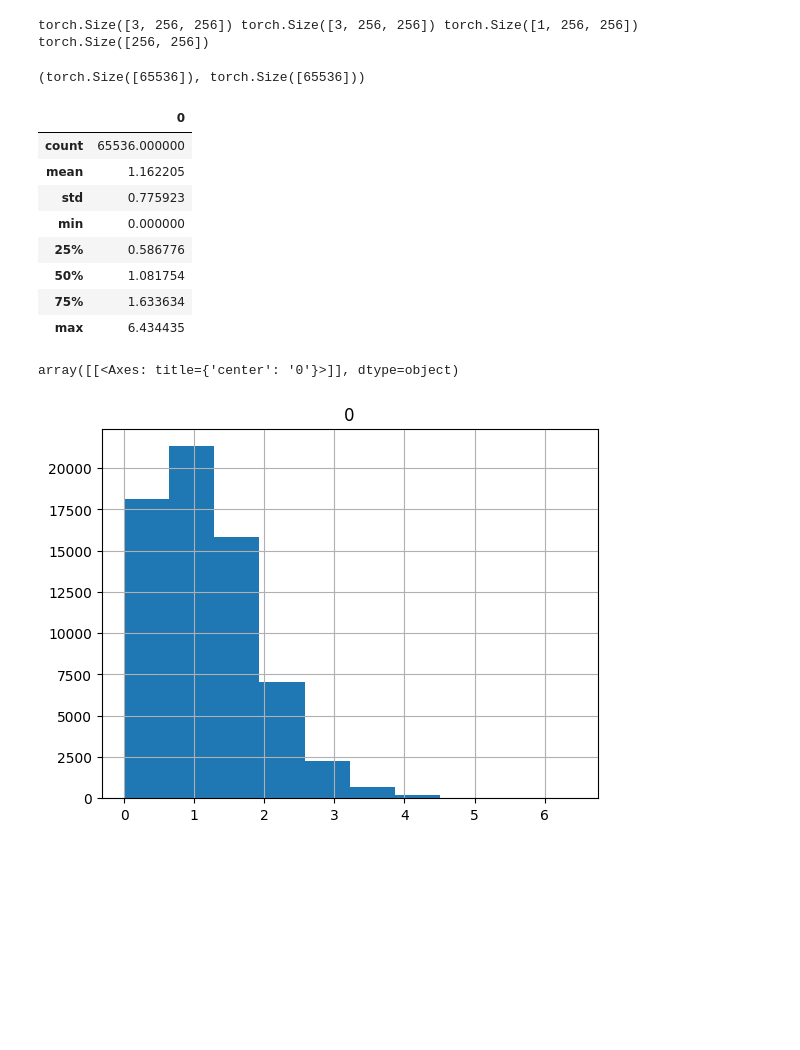
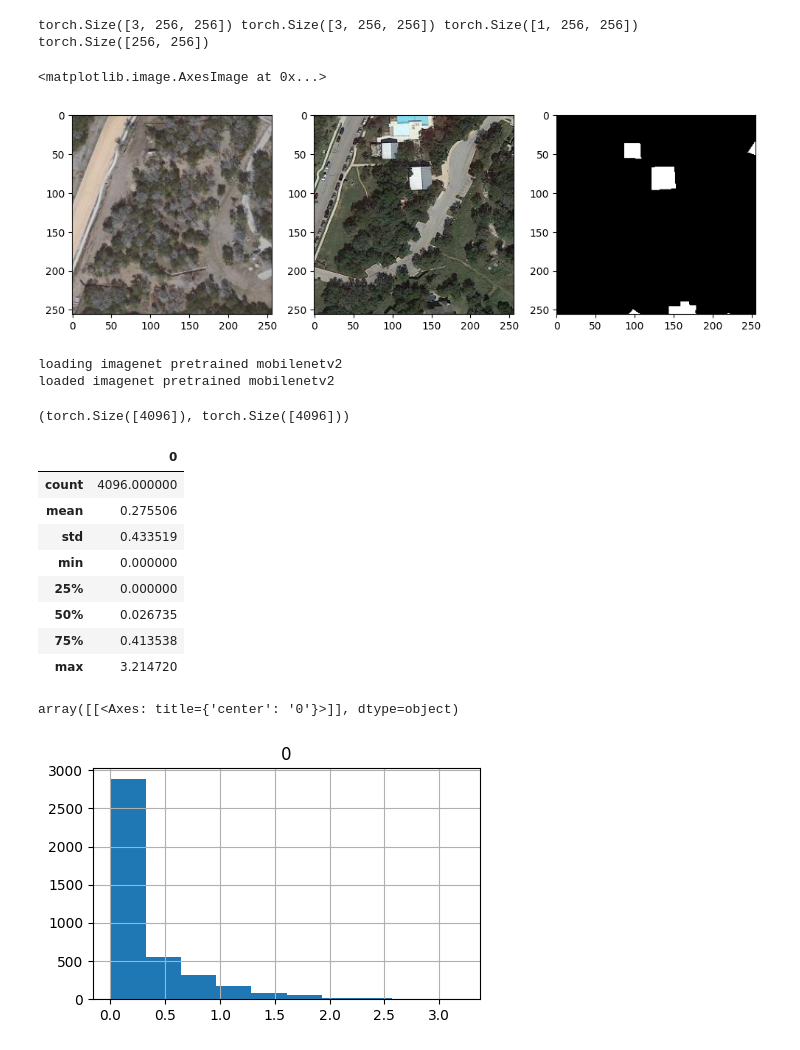
Before and after one commit to VirajAgarwal1/remote-sensing-change-detection-2d, a Jupyter notebook: 5. Encoder Experiment/try.ipynb, the cells around one changed output. Saved outputs shown, nothing was run; the diff lists cells and outputs as text; code cells hidden in the pictures; blank space fills up the shorter version.

Commit message:
Fixed A2Net in Encoder Exp

```diff
--- a/5. Encoder Experiment/try.ipynb
+++ b/5. Encoder Experiment/try.ipynb
@@ -3,5 +11,6 @@ from dataloader import val_dataset
 # %%
-sample = val_dataset[3]
+i = np.random.randint(0, len(val_dataset)-1)
+sample = val_dataset[i]
 img_A = sample["img_A"]
 img_B = sample["img_B"]
 label = sample["label"]
@@ -11,16 +20,35 @@ print(img_A[0].shape)
 # %% [output]
 torch.Size([3, 256, 256]) torch.Size([3, 256, 256]) torch.Size([1, 256, 256])
 torch.Size([256, 256])
+# %%
+
+fig, axes = plt.subplots(nrows=1, ncols=3, figsize=(10,5))
+fig.tight_layout()
+
+plt.subplot(1, 3, 1)
+plt.imshow(tensor_to_image(sample["img_A"]))
+
+plt.subplot(1, 3, 2)
+plt.imshow(tensor_to_image(sample["img_B"]))
+
+plt.subplot(1, 3, 3)
+plt.imshow(tensor_to_image(sample["label"]), cmap="gray")
+# %% [output]
+<matplotlib.image.AxesImage at 0x...>
+[figure, added]
 # %%
 from encoder import Encoder
 # %%
-model1_enc = Encoder("fccdn")
+model1_enc = Encoder("a2net")
+# %% [output]
+loading imagenet pretrained mobilenetv2
+loaded imagenet pretrained mobilenetv2
 # %%
 y1, y2 = model1_enc(img_A.reshape((1,3,256,256)), img_B.reshape((1,3,256,256)))
 # %%
 y1.shape, y2.shape
 # %% [output]
-(torch.Size([65536]), torch.Size([65536]))
+(torch.Size([4096]), torch.Size([4096]))
 # %%
 y1 = y1.detach().numpy()
 y2 = y2.detach().numpy()
@@ -32,19 +60,19 @@ df_describe = pd.DataFrame(y1)
 df_describe.describe()
 # %% [output]
 |  | 0 |
-| count | 65536.000000 |
-| mean | 1.162205 |
-| std | 0.775923 |
+| count | 4096.000000 |
+| mean | 0.275506 |
+| std | 0.433519 |
 | min | 0.000000 |
-| 25% | 0.586776 |
-| 50% | 1.081754 |
-| 75% | 1.633634 |
-| max | 6.434435 |
+| 25% | 0.000000 |
+| 50% | 0.026735 |
+| 75% | 0.413538 |
+| max | 3.214720 |
 # %%
-df_describe.hist()
+df_describe.hist(figsize=(5,3))
 # %% [output]
 array([[<Axes: title={'center': '0'}>]], dtype=object)
-[figure, old version]
+[figure, new version]
 # %%
 import pickle
 # %%
```
Also changed, not shown: parts of 6 cells of this notebook, 11 other files.
